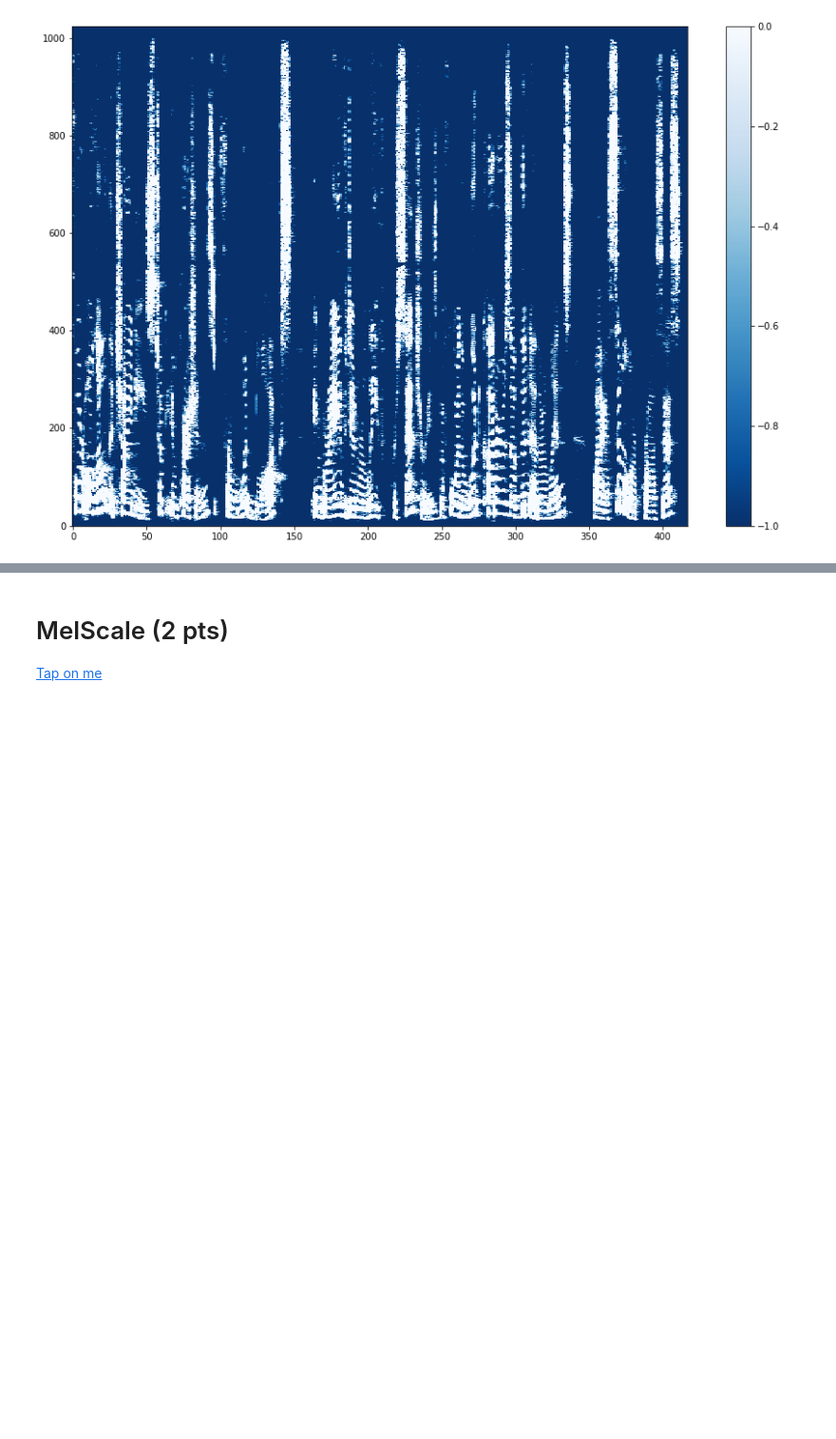
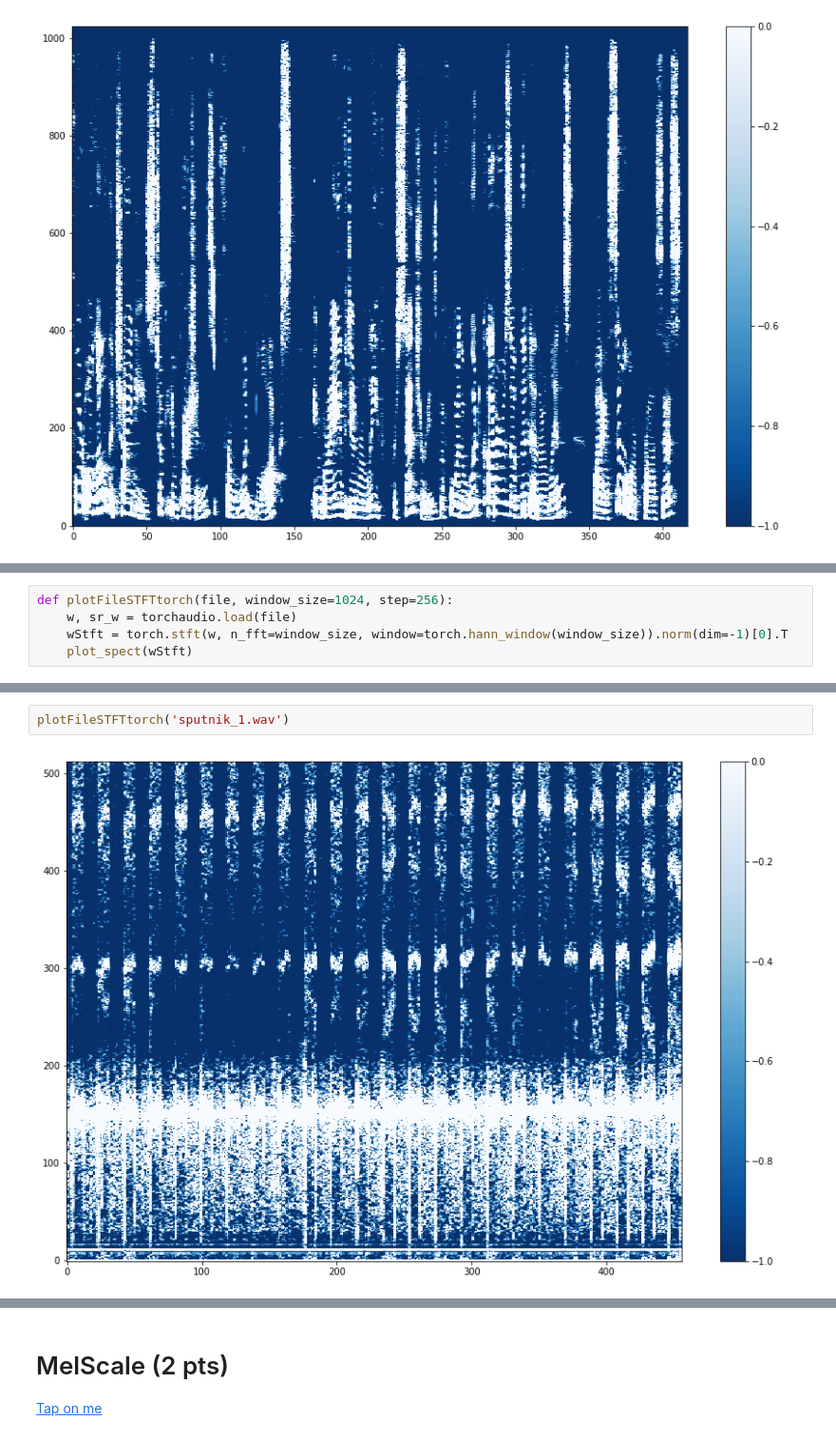
Before and after one commit to nikitakrutoy/itmo-dsp, a Jupyter notebook: HW2/homework.ipynb, the cells around one changed output, grey strips where cells are left out. Shown at 95% size. Drawn from its saved outputs; the diff is of its cells as text; blank space fills up the shorter version.

```diff
--- a/HW2/homework.ipynb
+++ b/HW2/homework.ipynb
@@ -247,0 +254,5 @@ Audio(wav, rate=sr)
+# %%
+def plotFileSTFTtorch(file, window_size=1024, step=256):
+    w, sr_w = torchaudio.load(file)
+    wStft = torch.stft(w, n_fft=window_size, window=torch.hann_window(window_size)).norm(dim=-1)[0].T
+    plot_spect(wStft)
@@ -247,0 +270,4 @@ Audio(wav, rate=sr)
+# %%
+plotFileSTFTtorch('sputnik_1.wav')
+# %% [output]
+[figure, added]
```
Also changed, not shown: parts of 21 cells of this notebook, 1 other file.
